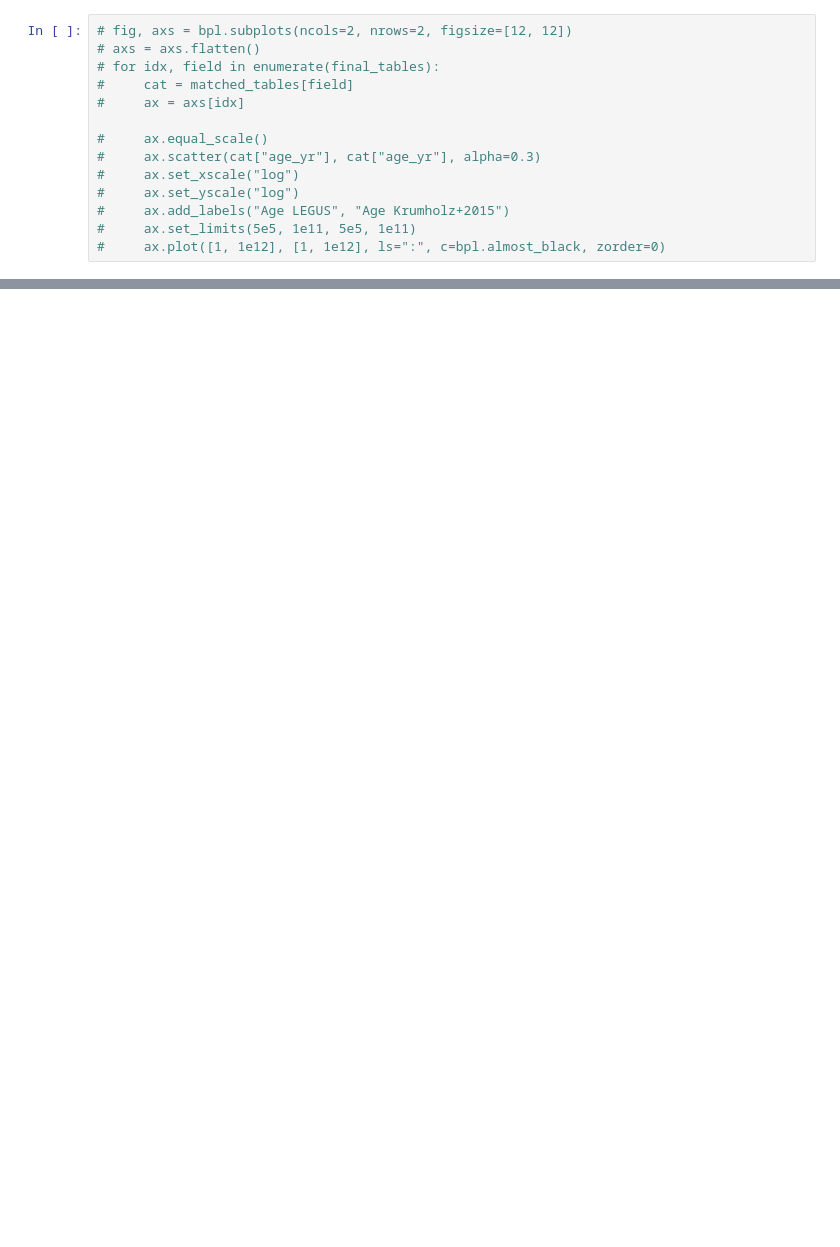
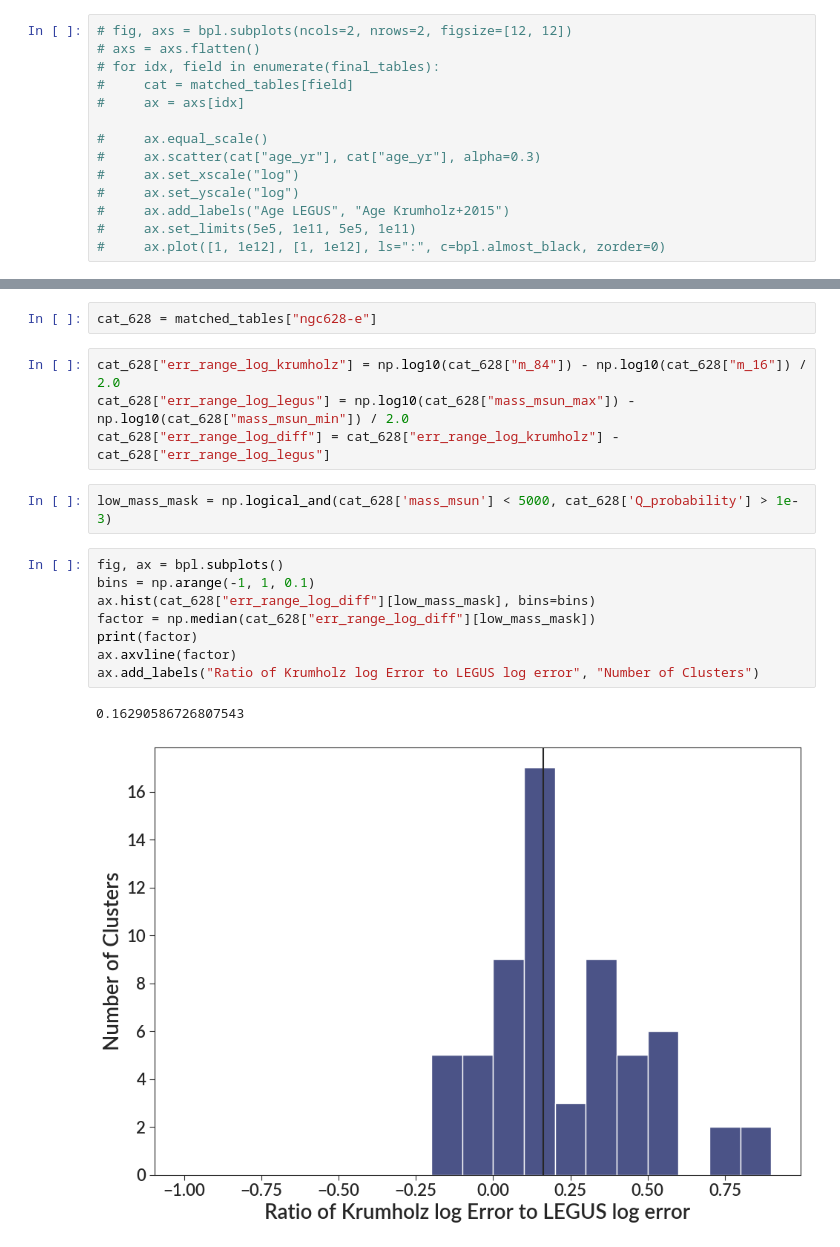
Before and after one commit to gillenbrown/LEGUS-sizes, a Jupyter notebook: testing/krumholz_tables.ipynb, the cells around one changed output, grey strips where cells are left out. Saved outputs shown, nothing was run; the diff lists cells and outputs as text; blank space fills up the shorter version.

```diff
--- a/testing/krumholz_tables.ipynb
+++ b/testing/krumholz_tables.ipynb
@@ -209,0 +210,19 @@ for idx, field in enumerate(matched_tables):
+# %%
+cat_628 = matched_tables["ngc628-e"]
+# %%
+cat_628["err_range_log_krumholz"] = np.log10(cat_628["m_84"]) - np.log10(cat_628["m_16"]) / 2.0
+cat_628["err_range_log_legus"] = np.log10(cat_628["mass_msun_max"]) - np.log10(cat_628["mass_msun_min"]) / 2.0
+cat_628["err_range_log_diff"] = cat_628["err_range_log_krumholz"] - cat_628["err_range_log_legus"]
+# %%
+low_mass_mask = np.logical_and(cat_628['mass_msun'] < 5000, cat_628['Q_probability'] > 1e-3)
+# %%
+fig, ax = bpl.subplots()
+bins = np.arange(-1, 1, 0.1)
+ax.hist(cat_628["err_range_log_diff"][low_mass_mask], bins=bins)
+factor = np.median(cat_628["err_range_log_diff"][low_mass_mask])
+print(factor)
+ax.axvline(factor)
+ax.add_labels("Ratio of Krumholz log Error to LEGUS log error", "Number of Clusters")
+# %% [output]
+0.16290586726807543
+[figure, added]
```
Also changed, not shown: parts of 4 cells of this notebook, 2 other files.
